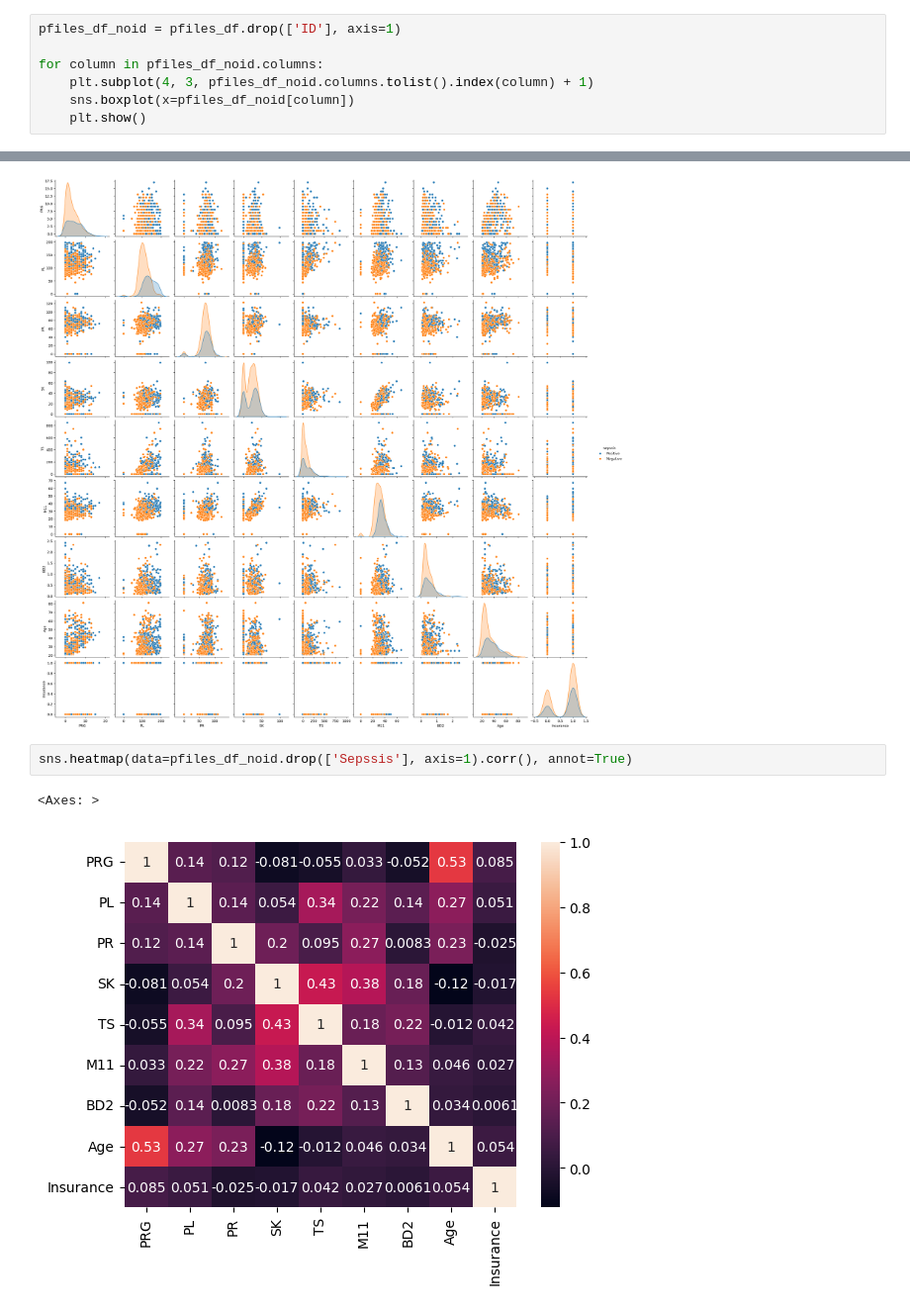
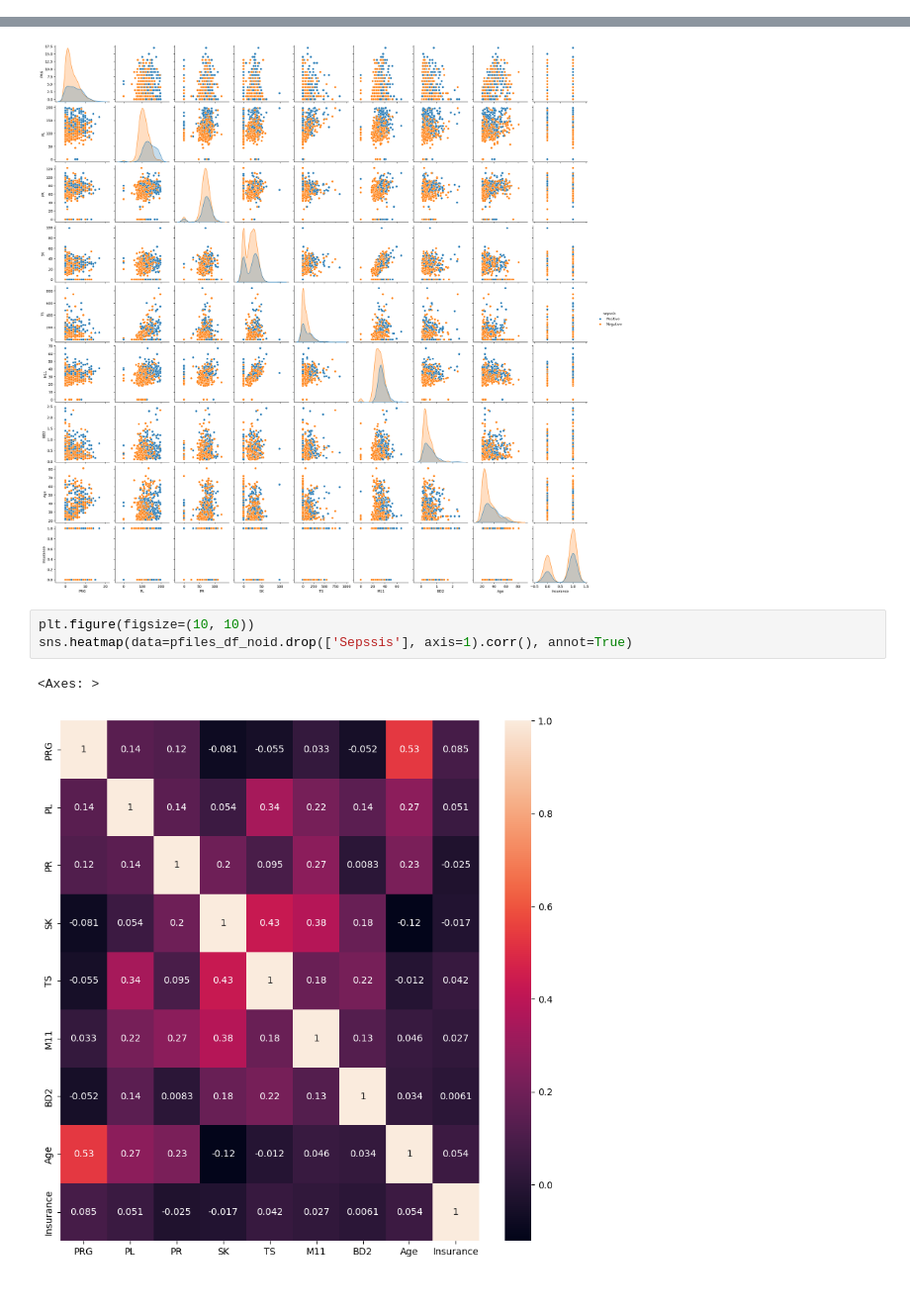
Before and after one commit to damzking/sepsissprediction2, a Jupyter notebook: dev/API_App.ipynb, the cells around one changed output, grey strips where cells are left out. Shown at 99% size. Drawn from its saved outputs; the diff is of its cells as text.

```diff
--- a/dev/API_App.ipynb
+++ b/dev/API_App.ipynb
@@ -109,10 +109,3 @@ pfiles_df.duplicated().sum()
 np.int64(0)
 # %% [markdown]
 #### Univariate Analysis
-# %%
-pfiles_df_noid = pfiles_df.drop(['ID'], axis=1)
-
-for column in pfiles_df_noid.columns:
-    plt.subplot(4, 3, pfiles_df_noid.columns.tolist().index(column) + 1)
-    sns.boxplot(x=pfiles_df_noid[column])
-    plt.show()
@@ -161,7 +185,8 @@ sns.pairplot(data=pfiles_df_noid, hue='Sepssis')
 <seaborn.axisgrid.PairGrid at 0x...>
 [figure]
 # %%
+plt.figure(figsize=(10, 10))
 sns.heatmap(data=pfiles_df_noid.drop(['Sepssis'], axis=1).corr(), annot=True)
 # %% [output]
 <Axes: >
-[figure, old version]
+[figure, new version]
```
Also changed, not shown: parts of 12 cells of this notebook.
